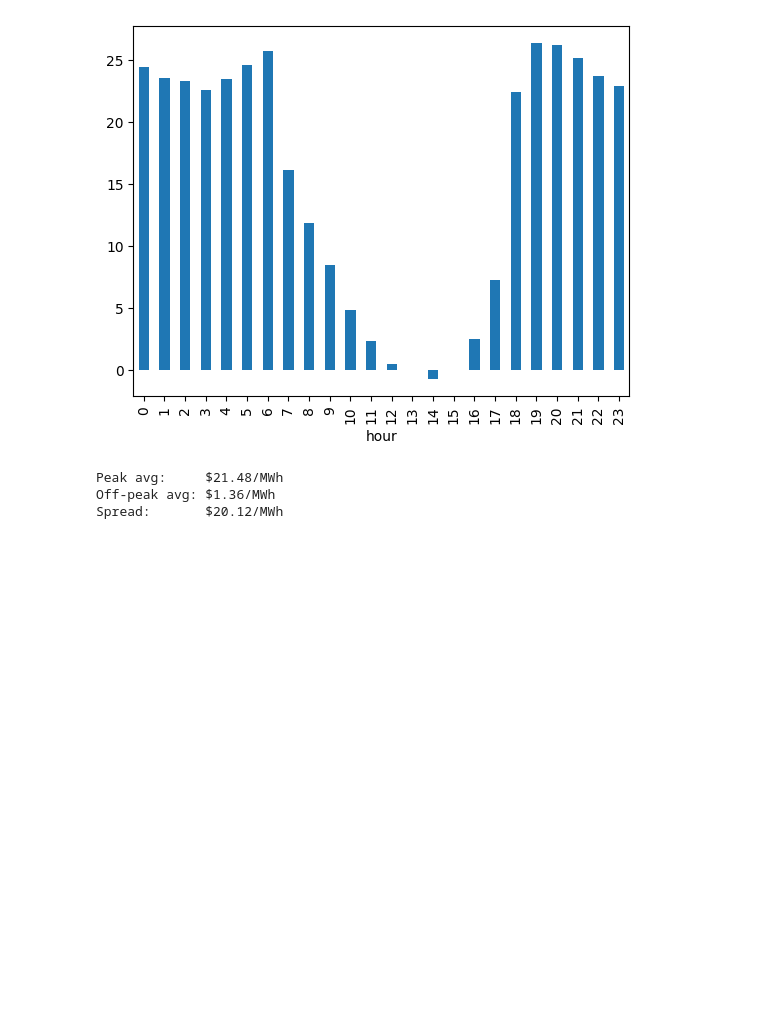
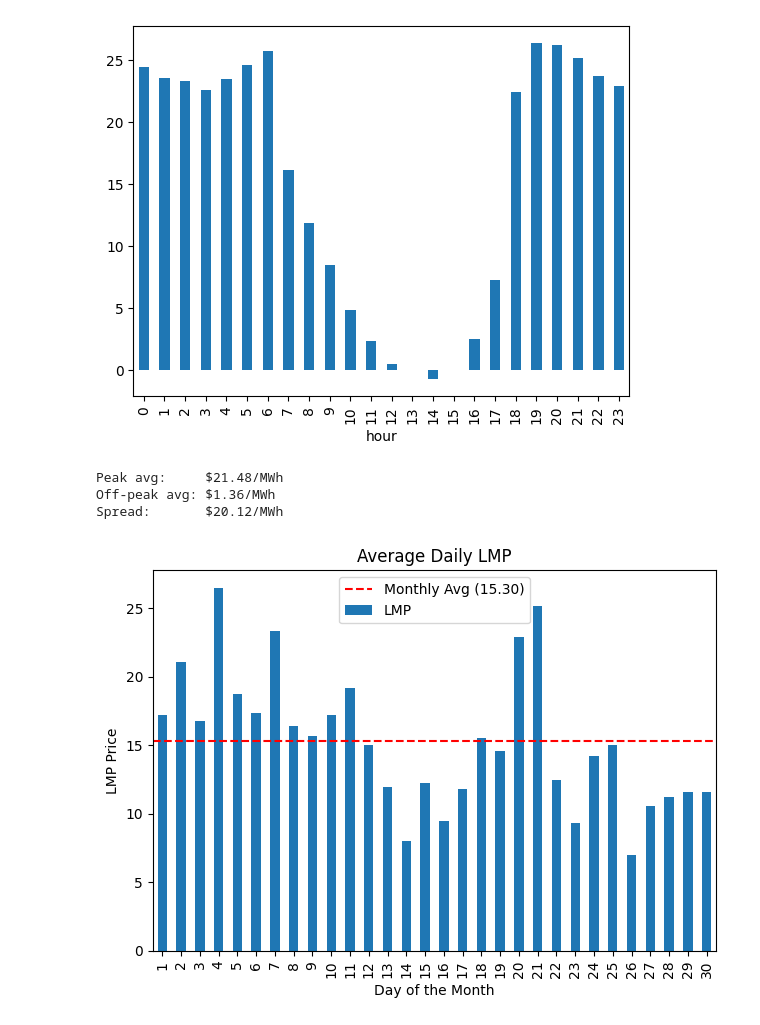
Before and after one commit to billaiagent0215/energy-trading-30d, a Jupyter notebook: day06-07-price-shape/price_shape.ipynb, the cells around one changed output. Cells and saved outputs as stored; diff of their text form; code cells hidden in the pictures; blank space fills up the shorter version.

Commit message:
Day 6-7: CAISO NP15 30-day price shape analysis

```diff
--- a/day06-07-price-shape/price_shape.ipynb
+++ b/day06-07-price-shape/price_shape.ipynb
@@ -101,3 +102,18 @@ print(f"Spread:       ${spread:.2f}/MWh")
 Peak avg:     $21.48/MWh
 Off-peak avg: $1.36/MWh
 Spread:       $20.12/MWh
+# %%
+import matplotlib.pyplot as plt
+df["day"] = df["Time"].dt.day
+month_avg = df["LMP"].mean()
+daily_profile = df.groupby("day")["LMP"].mean()
+daily_profile.plot(kind="bar")
+plt.axhline(y=month_avg, color="red", linestyle="--", label=f"Monthly Avg ({month_avg:.2f})")
+plt.title("Average Daily LMP")
+plt.xlabel("Day of the Month")
+plt.ylabel("LMP Price")
+plt.legend()
+plt.tight_layout() # This ensures your labels don't get cut off
+plt.show()
+# %% [output]
+[figure, added]
```
Also changed, not shown: parts of 2 cells of this notebook.
